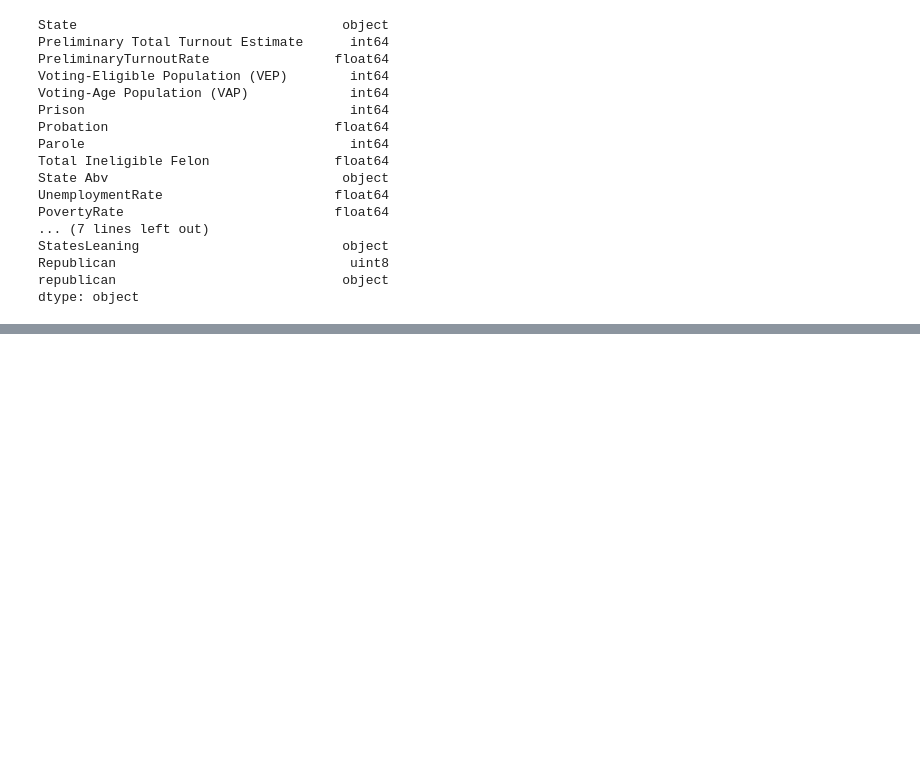
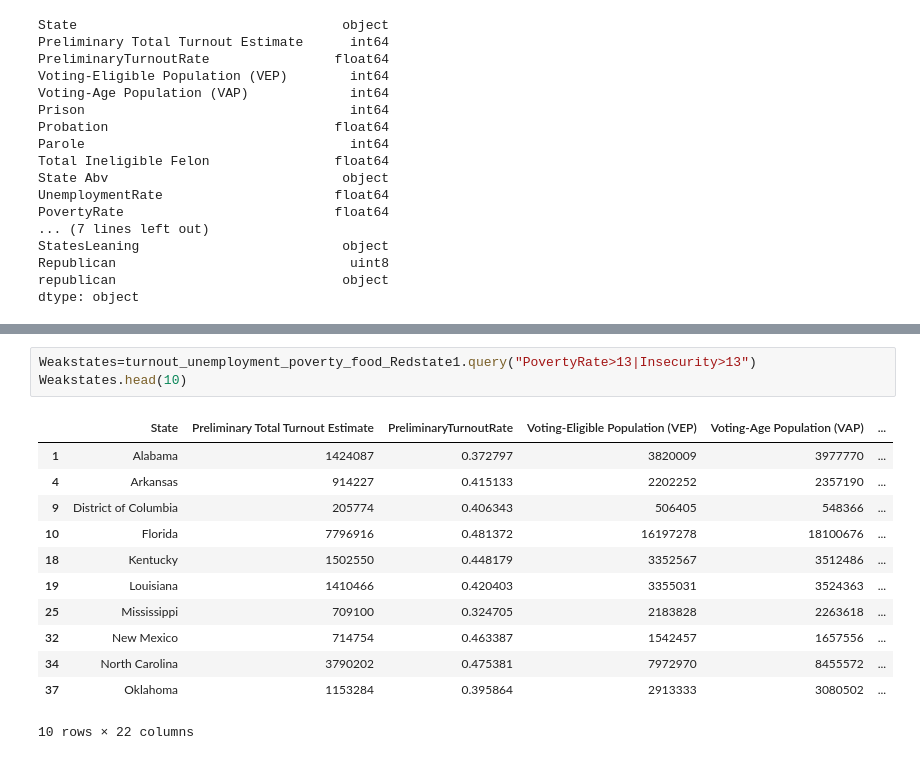
Before and after one commit to shimjide123/datman, a Jupyter notebook: Final_by_Yu Nong.ipynb, the cells around one changed output, grey strips where cells are left out. Cells and saved outputs as stored; diff of their text form; blank space fills up the shorter version.

```diff
--- a/Final_by_Yu Nong.ipynb
+++ b/Final_by_Yu Nong.ipynb
@@ -1561,0 +1630,16 @@ Notes:
+# %%
+Weakstates=turnout_unemployment_poverty_food_Redstate1.query("PovertyRate>13|Insecurity>13")
+Weakstates.head(10)
+# %% [output]
+|  | State | Preliminary Total Turnout Estimate | PreliminaryTurnoutRate | Voting-Eligible Population (VEP) | Voting-Age Population (VAP) | ... |
+| 1 | Alabama | 1424087 | 0.372797 | 3820009 | 3977770 | ... |
+| 4 | Arkansas | 914227 | 0.415133 | 2202252 | 2357190 | ... |
+| 9 | District of Columbia | 205774 | 0.406343 | 506405 | 548366 | ... |
+| 10 | Florida | 7796916 | 0.481372 | 16197278 | 18100676 | ... |
+| 18 | Kentucky | 1502550 | 0.448179 | 3352567 | 3512486 | ... |
+| 19 | Louisiana | 1410466 | 0.420403 | 3355031 | 3524363 | ... |
+| 25 | Mississippi | 709100 | 0.324705 | 2183828 | 2263618 | ... |
+| 32 | New Mexico | 714754 | 0.463387 | 1542457 | 1657556 | ... |
+| 34 | North Carolina | 3790202 | 0.475381 | 7972970 | 8455572 | ... |
+| 37 | Oklahoma | 1153284 | 0.395864 | 2913333 | 3080502 | ... |
+10 rows × 22 columns
```
Also changed, not shown: parts of 16 cells of this notebook.
